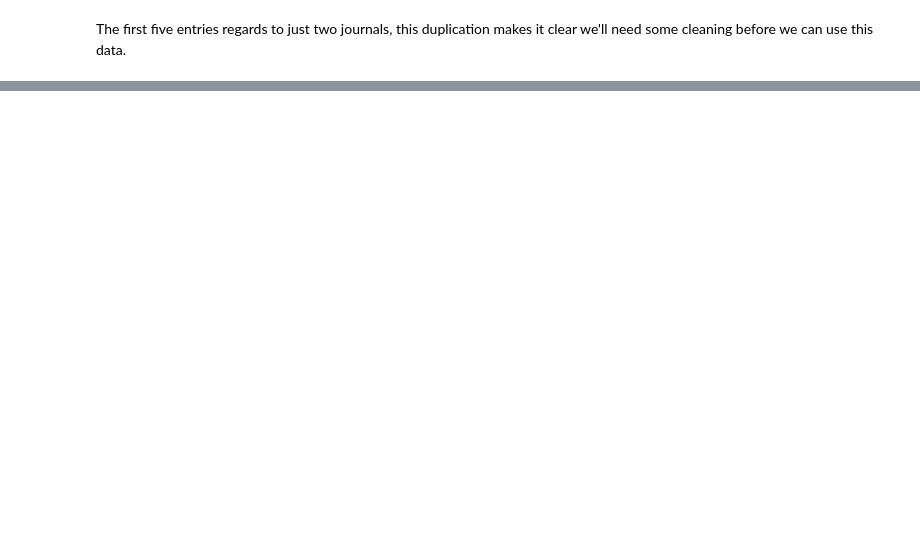
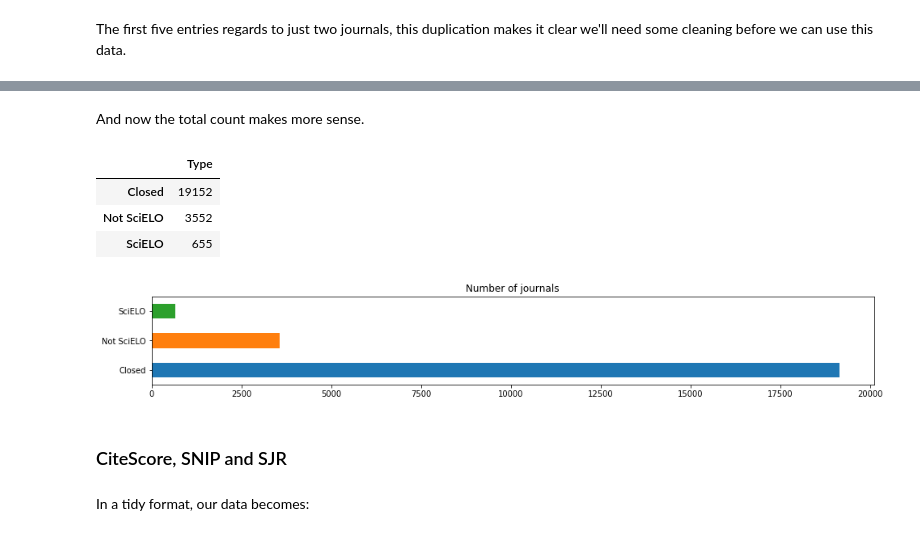
Before and after one commit to scieloorg/scielo20gt6, a Jupyter notebook: scopus2017.ipynb, the cells around one changed output, grey strips where cells are left out. Cells and saved outputs as stored; diff of their text form; code cells hidden in the pictures; blank space fills up the shorter version.

```diff
--- a/scopus2017.ipynb
+++ b/scopus2017.ipynb
@@ -90,0 +185,8 @@ before we can use this data.
+# %%
+scopus2017n = scopus2017.assign(**{
+    "Print-ISSN": scopus2017["Print-ISSN"].apply(normalize_issn),
+    "E-ISSN": scopus2017["E-ISSN"].apply(normalize_issn),
+}).assign(SciELO=lambda df: df["Print-ISSN"].isin(issns_scielo)
+                          | df["E-ISSN"].isin(issns_scielo))
+print(scopus2017n.shape)
+scopus2017n.loc[4095:20000:1570, ["Print-ISSN", "E-ISSN", "SciELO"]]
@@ -90,0 +280,4 @@ before we can use this data.
+# %%
+id_columns = ["Scopus SourceID", "Title", "Print-ISSN", "E-ISSN"]
+columns = ["CiteScore", "SNIP", "SJR", "OpenAccess", "SciELO"]
+dataset_with_ids = scopus2017n[id_columns + columns].drop_duplicates()
@@ -90,0 +338,4 @@ before we can use this data.
+# %%
+dataset = dataset_with_ids[columns]
+print(dataset.shape)
+dataset.head()
@@ -90,0 +427,11 @@ before we can use this data.
+# %%
+datasetf = dataset.assign(
+    Type=dataset.T.apply(lambda row:
+        "SciELO" if row["SciELO"] else (
+            "Not SciELO" if row["OpenAccess"] == "YES"
+                         else "Closed"
+        )
+    )
+).drop(columns=["OpenAccess", "SciELO"])
+print(datasetf.shape)
+datasetf.head()
@@ -90,0 +446,17 @@ before we can use this data.
+# %% [markdown]
+And now the total count makes more sense.
+# %%
+dataset_tcounts = datasetf["Type"].value_counts()
+dataset_tcounts.plot.barh(figsize=(16, 2),
+                          title="Number of journals")
+pd.DataFrame(dataset_tcounts)
+# %% [output]
+|  | Type |
+| Closed | 19152 |
+| Not SciELO | 3552 |
+| SciELO | 655 |
+[figure, added]
+# %% [markdown]
+### CiteScore, SNIP and SJR
+# %% [markdown]
+In a tidy format, our data becomes:
```
Also changed, not shown: parts of 52 cells of this notebook.
